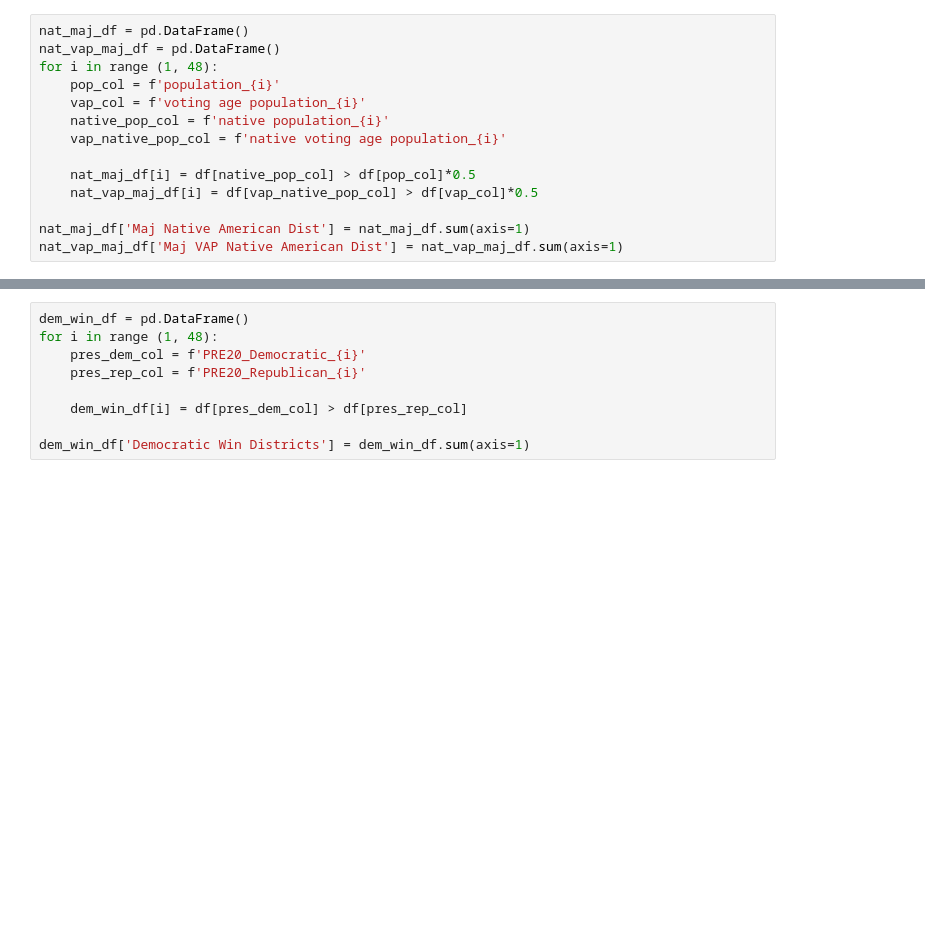
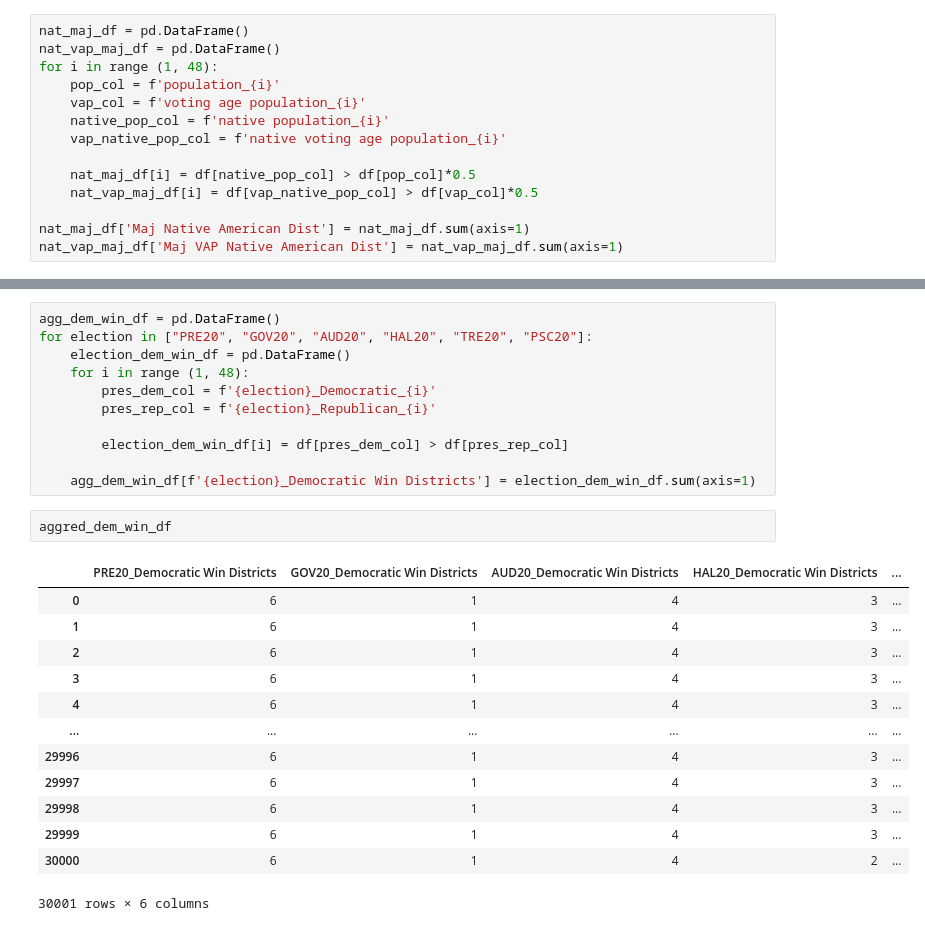
Before and after one commit to PedroPinheiro62/North-Dakota-Redistricting-Analysis, a Jupyter notebook: Ensembles Analysis.ipynb, the cells around one changed output, grey strips where cells are left out. Saved outputs shown, nothing was run; the diff lists cells and outputs as text; blank space fills up the shorter version.

```diff
--- a/Ensembles Analysis.ipynb
+++ b/Ensembles Analysis.ipynb
@@ -93,9 +93,27 @@ plt.show()
 # %%
-dem_win_df = pd.DataFrame()
-for i in range (1, 48):
-    pres_dem_col = f'PRE20_Democratic_{i}'
-    pres_rep_col = f'PRE20_Republican_{i}'
+agg_dem_win_df = pd.DataFrame()
+for election in ["PRE20", "GOV20", "AUD20", "HAL20", "TRE20", "PSC20"]:
+    election_dem_win_df = pd.DataFrame()
+    for i in range (1, 48):
+        pres_dem_col = f'{election}_Democratic_{i}'
+        pres_rep_col = f'{election}_Republican_{i}'
 
-    dem_win_df[i] = df[pres_dem_col] > df[pres_rep_col]
+        election_dem_win_df[i] = df[pres_dem_col] > df[pres_rep_col]
 
-dem_win_df['Democratic Win Districts'] = dem_win_df.sum(axis=1)
+    agg_dem_win_df[f'{election}_Democratic Win Districts'] = election_dem_win_df.sum(axis=1)
+# %%
+aggred_dem_win_df
+# %% [output]
+|  | PRE20_Democratic Win Districts | GOV20_Democratic Win Districts | AUD20_Democratic Win Districts | HAL20_Democratic Win Districts | ... |
+| 0 | 6 | 1 | 4 | 3 | ... |
+| 1 | 6 | 1 | 4 | 3 | ... |
+| 2 | 6 | 1 | 4 | 3 | ... |
+| 3 | 6 | 1 | 4 | 3 | ... |
+| 4 | 6 | 1 | 4 | 3 | ... |
+| ... | ... | ... | ... | ... | ... |
+| 29996 | 6 | 1 | 4 | 3 | ... |
+| 29997 | 6 | 1 | 4 | 3 | ... |
+| 29998 | 6 | 1 | 4 | 3 | ... |
+| 29999 | 6 | 1 | 4 | 3 | ... |
+| 30000 | 6 | 1 | 4 | 2 | ... |
+30001 rows × 6 columns
```
Also changed, not shown: parts of 8 cells of this notebook, 1 other file.
